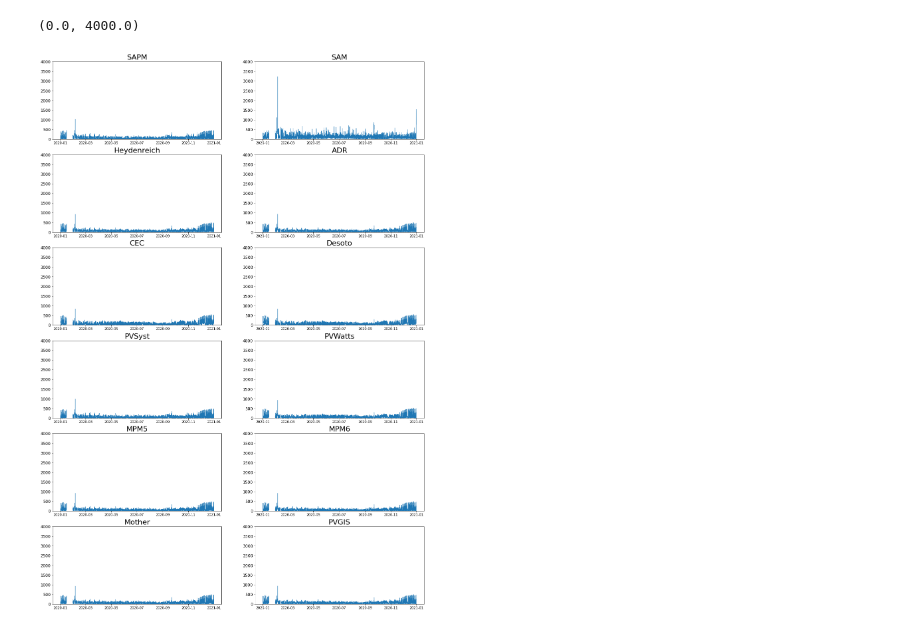
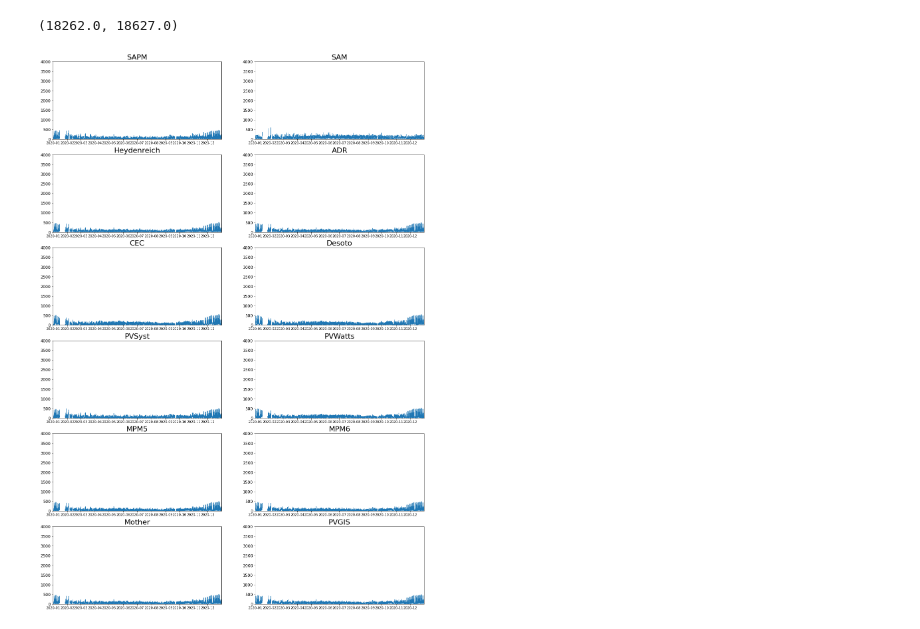
Before and after one commit to lmdeville/PV-Modeling, a Jupyter notebook: PVLT/PVLT.ipynb, the cells around one changed output. Saved outputs shown, nothing was run; the diff lists cells and outputs as text; code cells hidden in the pictures.

```diff
--- a/PVLT/PVLT.ipynb
+++ b/PVLT/PVLT.ipynb
@@ -69,9 +64,8 @@ edf['t_amb'] = t_amb
 #edf = simple_filter(edf, 'poa_global', lower=0, upper=1750, apply=True)
 #edf = simple_filter(edf, 'poa_diffuse', lower=0, upper=1750, apply=True)
 # %%
-sapm_par = sapm_param(edf['poa_global'], edf['poa_direct'], edf['poa_diffuse'], df.AmbientTemp_Avg, df.Wind_Speed_Avg,
+sapm_par = sapm_param(edf['poa_global'], edf['poa_direct'], edf['poa_diffuse'], df.Temp_C_Avg, df.WS_ms_Mean,
                    edf['am_abs'], edf['aoi'], module)
-
 sapm_tcell = sapm_par['tcell'].to_frame()
 eff_irr  = sapm_par['eff_irr'].to_frame()
 temp_irr = pd.merge(sapm_tcell,eff_irr, how = 'inner', left_index=True, right_index=True)
@@ -102,9 +78,9 @@ y=0.010x+0.024
 # %%
-#Filter out the data points with a certain ratio of current to irradiance
+##### Filter out the data points with a certain ratio of current to irradiance
 string_is ='str_1_i', 'str_2_i', 'str_3_i', 'str_4_i'
 ratio_names = 'ratio str_1_i to eff_irr', 'ratio str_2_i to eff_irr', 'ratio str_3_i to eff_irr', 'ratio str_4_i to eff_irr'
 for string_i in string_is:
     df['ratio' + ' ' + string_i + ' ' 'to eff_irr'] = df[module[string_i]]/df['eff_irr']
 
 for ratio_name in ratio_names:
-    df = simple_filter(df, ratio_name, lower=0.005, upper=0.015, apply=True)
+    df = simple_filter(df, ratio_name, lower=module['ratio_lower'], upper=module['ratio_upper'], apply=True)
@@ -114,0 +87,4 @@ len(df)
+# %%
+df.loc[df['Direct_Wm2_Avg']<0, 'Direct_Wm2_Avg'] = 0
+df.loc[df['Global_Wm2_Avg']<0, 'Global_Wm2_Avg'] = 0
+df.loc[df['Diffuse_Wm2_Avg']<0, 'Diffuse_Wm2_Avg'] = 0
@@ -115,3 +94,23 @@ len(df)
+# %%
+#filter out pole shading
+shade_list = ['Can270', 'HanQPlus']
+if mod_name in shade_list:
+    shade_start = '2020-10-06 00:00:00-07:00'
+    shade_end = '2020-11-02 00:00:00-07:00'
+    shask = (df.index > shade_start) & (df.index <= shade_end)
+    df = df.loc[~shask]
+
+#remove sep 21
+sep_start = '2020-09-21 00:00:00-07:00'
+sep_end = '2020-09-22 23:00:00-07:00'
+sep_mask = (df.index > sep_start) & (df.index <= sep_end)
+df = df.loc[~sep_mask]
+
+#remove feb 5
+feb_start = '2020-02-05 00:00:00-07:00'
+feb_end = '2020-02-05 23:00:00-07:00'
+feb_mask = (df.index > feb_start) & (df.index <= feb_end)
+df = df.loc[~feb_mask]
 # %%
 #Generate a results dataframe and add measured values
 results = meas_val(df[module['str_1_v']],df[module['str_1_i']]).to_frame()
@@ -299,42 +327,54 @@ figs, axs = plt.subplots(6, 2, figsize = (20,30))
 axs[0,0].plot(ad['SAPM Str_1'])
 axs[0,0].set_title('SAPM')
 axs[0,0].set_ylim(0,4000)
+axs[0,0].set_xlim(datetime.date(2020, 1, 1), datetime.date(2020,12,31))
 axs[0,1].plot(ad['SAM Str_1'])
 axs[0,1].set_title('SAM')
 axs[0,1].set_ylim(0,4000)
+axs[0,1].set_xlim(datetime.date(2020, 1, 1), datetime.date(2020,12,31))
 axs[1,0].plot(ad['Heydenreich Str_1'])
 axs[1,0].set_title('Heydenreich')
 axs[1,0].set_ylim(0,4000)
+axs[1,0].set_xlim(datetime.date(2020, 1, 1), datetime.date(2020,12,31))
 axs[1,1].plot(ad['ADR Str_1'])
 axs[1,1].set_title('ADR')
 axs[1,1].set_ylim(0,4000)
+axs[1,1].set_xlim(datetime.date(2020, 1, 1), datetime.date(2020,12,31))
 axs[2,0].plot(ad['CEC Str_1'])
 axs[2,0].set_title('CEC')
 axs[2,0].set_ylim(0,4000)
+axs[2,0].set_xlim(datetime.date(2020, 1, 1), datetime.date(2020,12,31))
 axs[2,1].plot(ad['Desoto Str_1'])
 axs[2,1].set_title('Desoto')
 axs[2,1].set_ylim(0,4000)
+axs[2,1].set_xlim(datetime.date(2020, 1, 1), datetime.date(2020,12,31))
 axs[3,0].plot(ad['PVSyst Str_1'])
 axs[3,0].set_title('PVSyst')
 axs[3,0].set_ylim(0,4000)
+axs[3,0].set_xlim(datetime.date(2020, 1, 1), datetime.date(2020,12,31))
 axs[3,1].plot(ad['PVWatts Str_1'])
 axs[3,1].set_title('PVWatts')
 axs[3,1].set_ylim(0,4000)
+axs[3,1].set_xlim(datetime.date(2020, 1, 1), datetime.date(2020,12,31))
 axs[4,0].plot(ad['MPM5 Str_1'])
 axs[4,0].set_title('MPM5')
 axs[4,0].set_ylim(0,4000)
+axs[4,0].set_xlim(datetime.date(2020, 1, 1), datetime.date(2020,12,31))
 axs[4,1].plot(ad['MPM6 Str_1'])
 axs[4,1].set_title('MPM6')
 axs[4,1].set_ylim(0,4000)
+axs[4,1].set_xlim(datetime.date(2020, 1, 1), datetime.date(2020,12,31))
 axs[5,0].plot(ad['Mother Str_1'])
 axs[5,0].set_title('Mother')
 axs[5,0].set_ylim(0,4000)
+axs[5,0].set_xlim(datetime.date(2020, 1, 1), datetime.date(2020,12,31))
 axs[5,1].plot(ad['PVGIS Str_1'])
 axs[5,1].set_title('PVGIS')
 axs[5,1].set_ylim(0,4000)
+axs[5,1].set_xlim(datetime.date(2020, 1, 1), datetime.date(2020,12,31))
 # %% [output]
-(0.0, 4000.0)
+(18262.0, 18627.0)
-[figure, old version]
+[figure, new version]
 # %%
 figs, axs = plt.subplots(6, 2, figsize = (20,30))
 axs[0,0].scatter(results['SAPM'], hourly_eff_irr)
```
Also changed, not shown: parts of 21 cells of this notebook.
